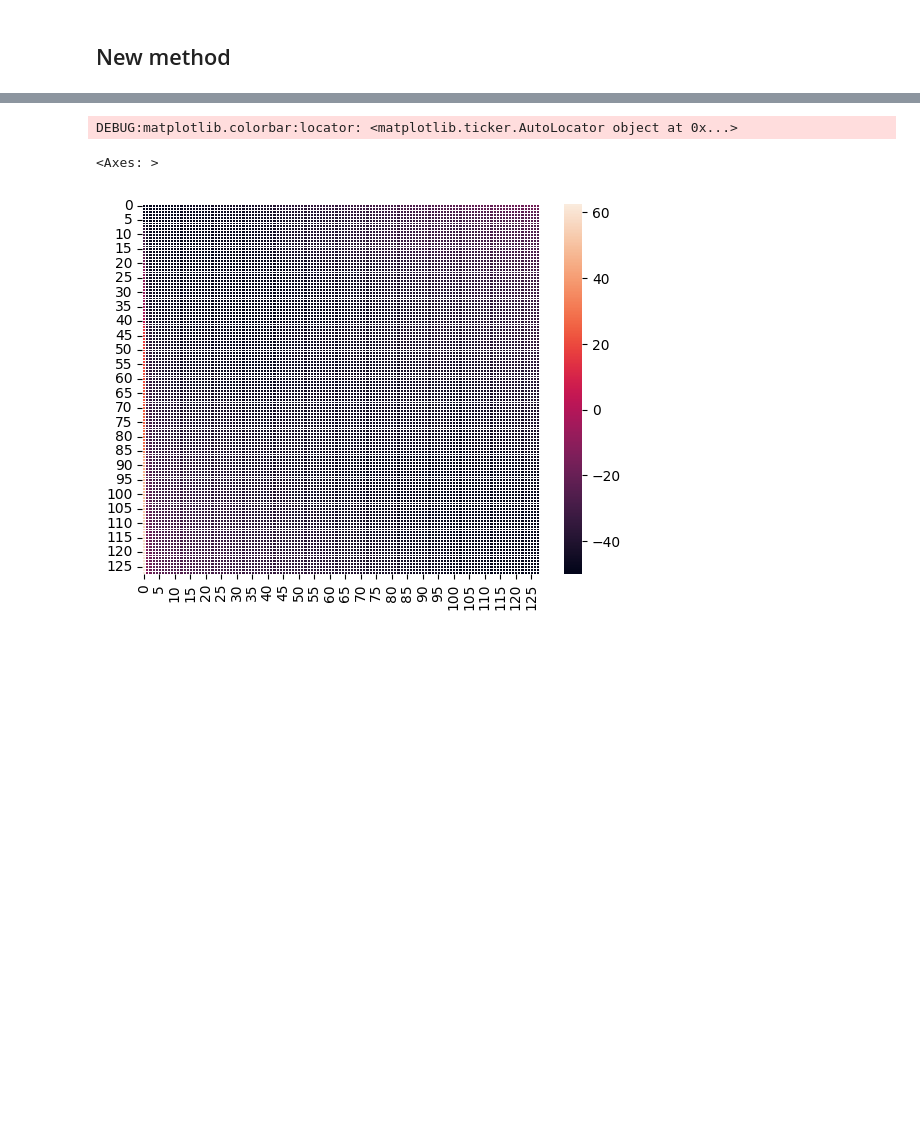
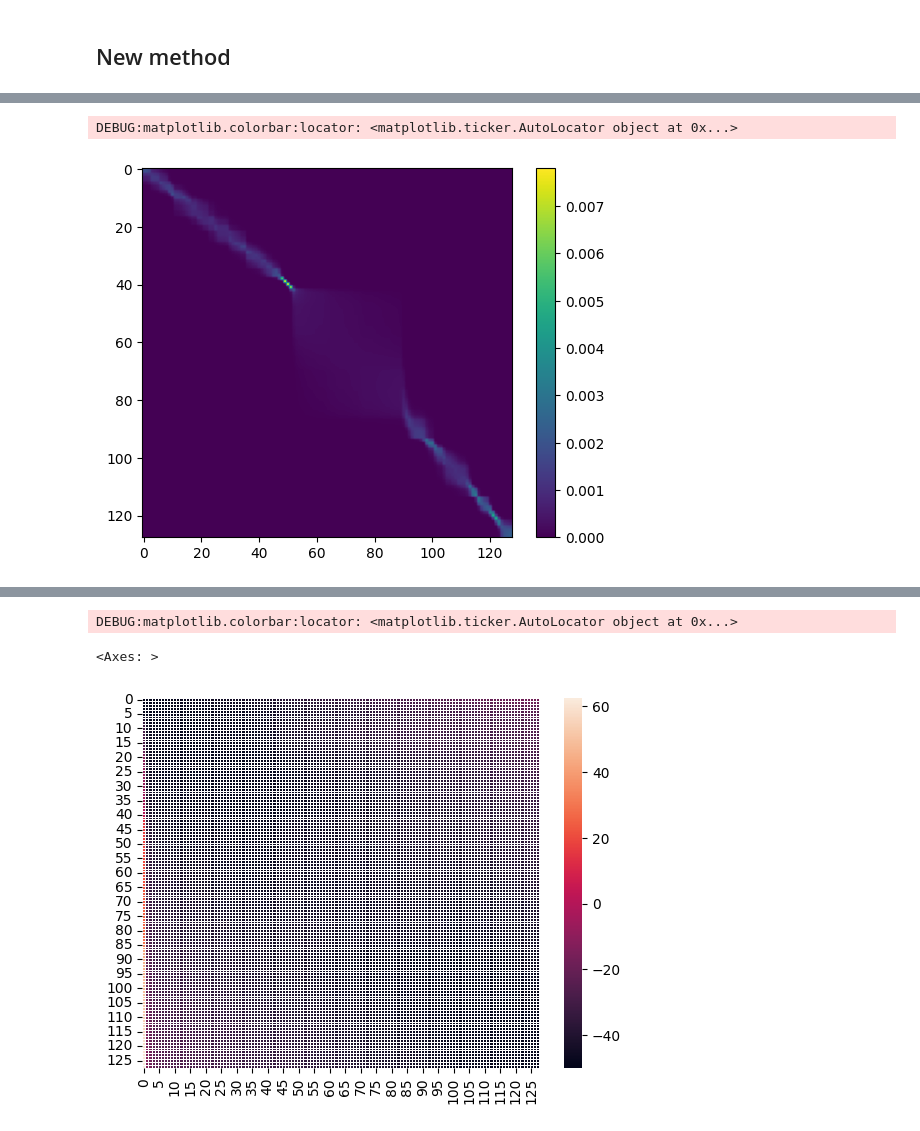
Before and after one commit to hanahhh/WTK-distance, a Jupyter notebook: examples/knn_mask_map_metric_test.ipynb, the cells around one changed output, grey strips where cells are left out. Drawn from its saved outputs; the diff is of its cells as text; code cells hidden in the pictures; blank space fills up the shorter version.

```diff
--- a/examples/knn_mask_map_metric_test.ipynb
+++ b/examples/knn_mask_map_metric_test.ipynb
@@ -580,0 +612,8 @@ DEBUG:matplotlib.colorbar:locator: <matplotlib.ticker.AutoLocator object at 0x..
+# %%
+KL = create_mask_KL(X_train[10], X_test[134], type=2)
+M = cost_matrix_2d(X_train[10], X_test[134])
+cost, matrix, M_hat = new_distance(M=M, KL=KL, numItermax=1000)
+heat_map(matrix)
+# %% [output]
+DEBUG:matplotlib.colorbar:locator: <matplotlib.ticker.AutoLocator object at 0x...>
+[figure, added]
```
Also changed, not shown: parts of 18 cells of this notebook, 2 other files.
